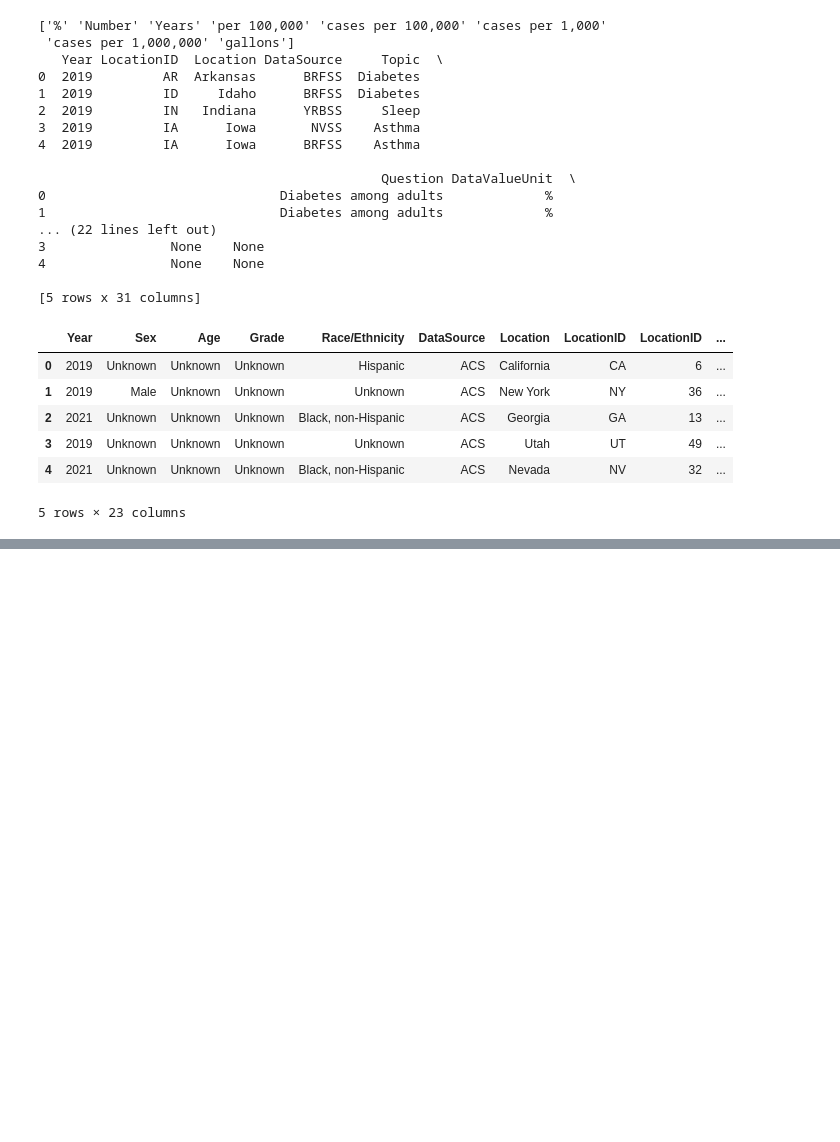
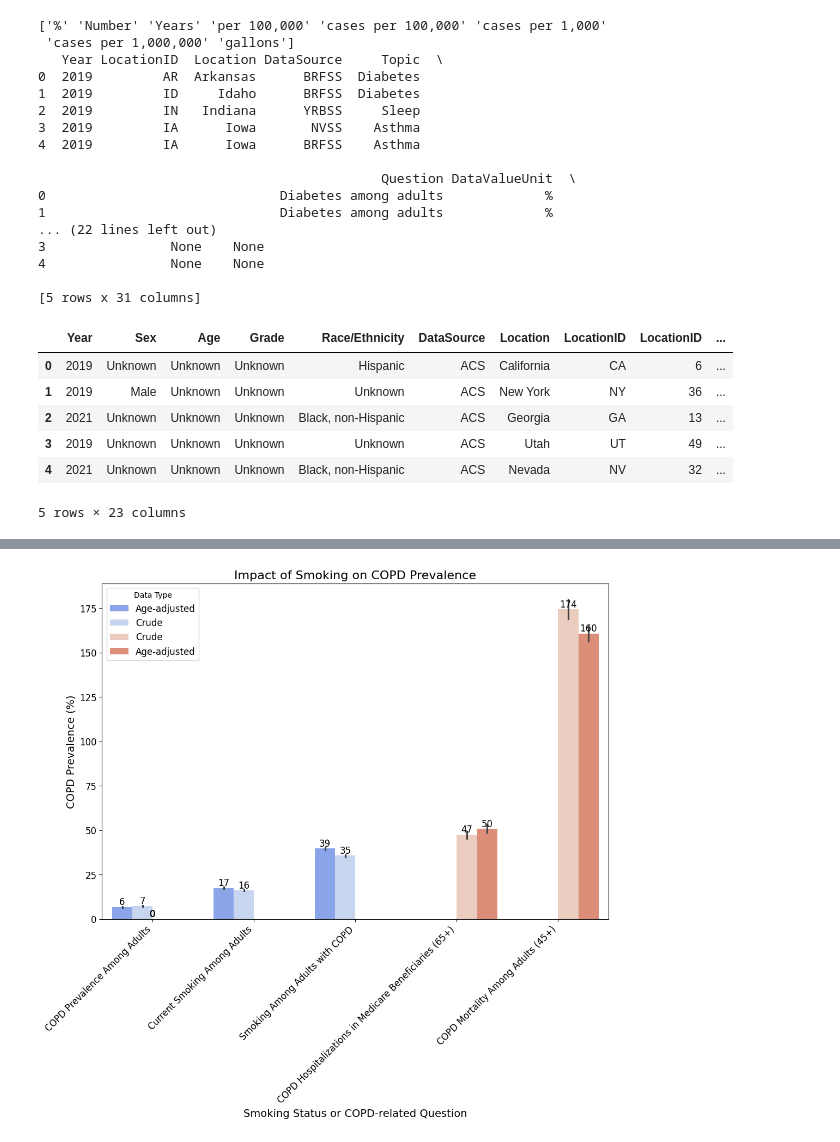
Before and after one commit to DWallace740/project3team11, a Jupyter notebook: Individual Notebooks/VictoriaNotebook.ipynb, the cells around one changed output, grey strips where cells are left out. Saved outputs shown, nothing was run; the diff lists cells and outputs as text; code cells hidden in the pictures; blank space fills up the shorter version.

```diff
--- a/Individual Notebooks/VictoriaNotebook.ipynb
+++ b/Individual Notebooks/VictoriaNotebook.ipynb
@@ -146,0 +152,4 @@ data.to_csv('../Resources/final_cleaned_dataset.csv', index=False)
+# %%
+# Load the dataset
+file_path = '../Resources/final2_cleaned_dataset.csv'
+df = pd.read_csv(file_path)
@@ -146,0 +191,16 @@ data.to_csv('../Resources/final_cleaned_dataset.csv', index=False)
+# %%
+# Dictionary for rewording questions
+reworded_questions = {
+    'Current cigarette smoking among adults': 'Current Smoking Among Adults',
+    'Current smoking among adults with chronic obstructive pulmonary disease': 'Smoking Among Adults with COPD',
+    'Chronic obstructive pulmonary disease among adults': 'COPD Prevalence Among Adults',
+    'Hospitalization for chronic obstructive pulmonary disease as any diagnosis, Medicare-beneficiaries aged 65 years and older': 'COPD Hospitalizations in Medicare Beneficiaries (65+)',  # Merged
+    'Hospitalization for chronic obstructive pulmonary disease as principal diagnosis, Medicare-beneficiaries aged 65 years and older': 'COPD Hospitalizations in Medicare Beneficiaries (65+)',  # Merged
+    'Chronic obstructive pulmonary disease mortality among adults aged 45 years and older, underlying or contributing cause': 'COPD Mortality Among Adults (45+)',  # Merged
+    'Chronic obstructive pulmonary disease mortality among adults aged 45 years and older, underlying cause': 'COPD Mortality Among Adults (45+)'  # Merged
+}
+# Replace the original questions with the reworded versions
+df['Reworded Question'] = df['Question'].replace(reworded_questions)
+
+# Filter the relevant data for smoking and COPD-related questions
+smoking_copd_data = df[df['Reworded Question'].isin(reworded_questions.values())]
@@ -146,0 +238,49 @@ data.to_csv('../Resources/final_cleaned_dataset.csv', index=False)
+# %%
+
+# Create a bar plot to show the correlation between smoking status and COPD prevalence
+plt.figure(figsize=(12, 8))
+
+# Filter out rows where 'DataValueType' contains the word 'Number'
+filtered_data = smoking_copd_data[~smoking_copd_data['DataValueType'].str.contains('Number', case=False, na=False)]
+
+# Create the bar plot using the filtered data (without 'Number' in DataValueType)
+ax = sns.barplot(x='Reworded Question', y='Value', data=filtered_data, hue='DataValueType', palette='coolwarm')
+
+# Add numbers (whole numbers) above the bars
+for p in ax.patches:
+    height = p.get_height()
+    # Add text above each bar (rounded to whole numbers)
+    ax.text(
+        p.get_x() + p.get_width() / 2,  # X position (center of the bar)
+        height,  # Y position (just above the bar)
+        f'{int(height)}',  # Convert to whole number and display
+        ha='center',  # Horizontal alignment
+        va='bottom',  # Vertical alignment (so text is above the bar)
+        fontsize=12  # Font size for the numbers
+    )
+
+# Set plot labels and title
+plt.title('Impact of Smoking on COPD Prevalence', fontsize=16)
+plt.xlabel('Smoking Status or COPD-related Question', fontsize=14)
+plt.ylabel('COPD Prevalence (%)', fontsize=14)
+
+# Rotate x-axis labels for better readability
+plt.xticks(rotation=45, ha='right', fontsize=12)
+plt.yticks(fontsize=12)
+
+# Update legend to exclude numbers from DataValueType labels
+handles, labels = plt.gca().get_legend_handles_labels()
+
+# Remove the numbers from the legend labels by splitting at the first space
+new_labels = [label.split(' ')[0] for label in labels]  # Keep only the first part of each label (e.g., 'Crude', 'Age-adjusted')
+
+# Set the updated legend
+plt.legend(handles=handles, labels=new_labels, title='Data Type', fontsize=12)
+
+# Save the plot as a PNG image
+plt.savefig('../Visualizations/VM_BarChart.png', dpi=300, bbox_inches='tight')
+
+# Show the plot
+plt.show()
+# %% [output]
+[figure, added]
```
Also changed, not shown: parts of 9 cells of this notebook, 2 other files.
